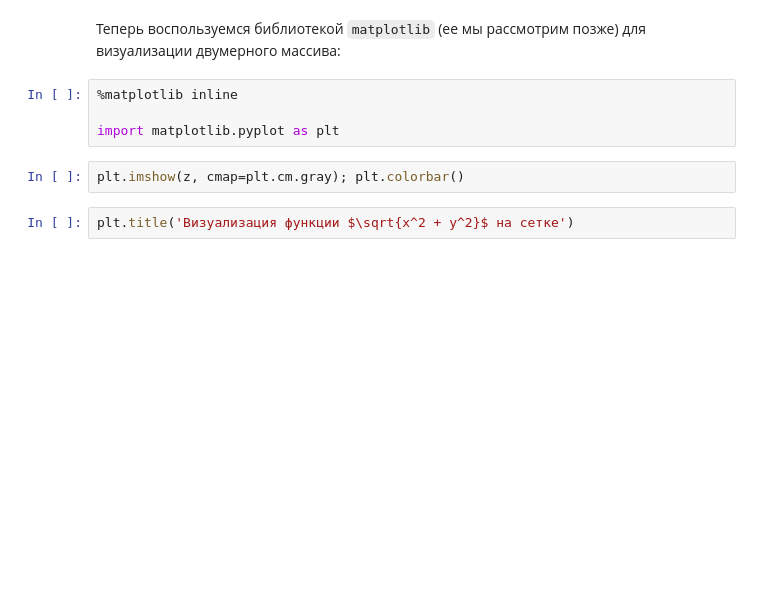
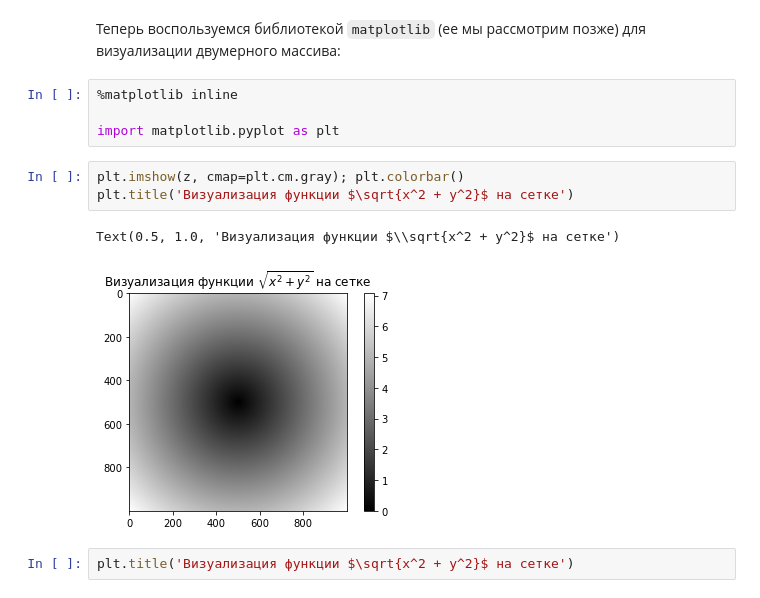
Before and after one commit to slemeshevsky/python-course-ipynb, a Jupyter notebook: numpy.ipynb, the cells around one changed output. Drawn from its saved outputs; the diff is of its cells as text; blank space fills up the shorter version.

```diff
--- a/numpy.ipynb
+++ b/numpy.ipynb
@@ -687,6 +1027,10 @@ z
 import matplotlib.pyplot as plt
 # %%
 plt.imshow(z, cmap=plt.cm.gray); plt.colorbar()
+plt.title('Визуализация функции $\sqrt{x^2 + y^2}$ на сетке')
+# %% [output]
+Text(0.5, 1.0, 'Визуализация функции $\\sqrt{x^2 + y^2}$ на сетке')
+[figure, added]
 # %%
 plt.title('Визуализация функции $\sqrt{x^2 + y^2}$ на сетке')
 # %% [markdown]
```
Also changed, not shown: parts of 138 cells of this notebook, 8 other files.
